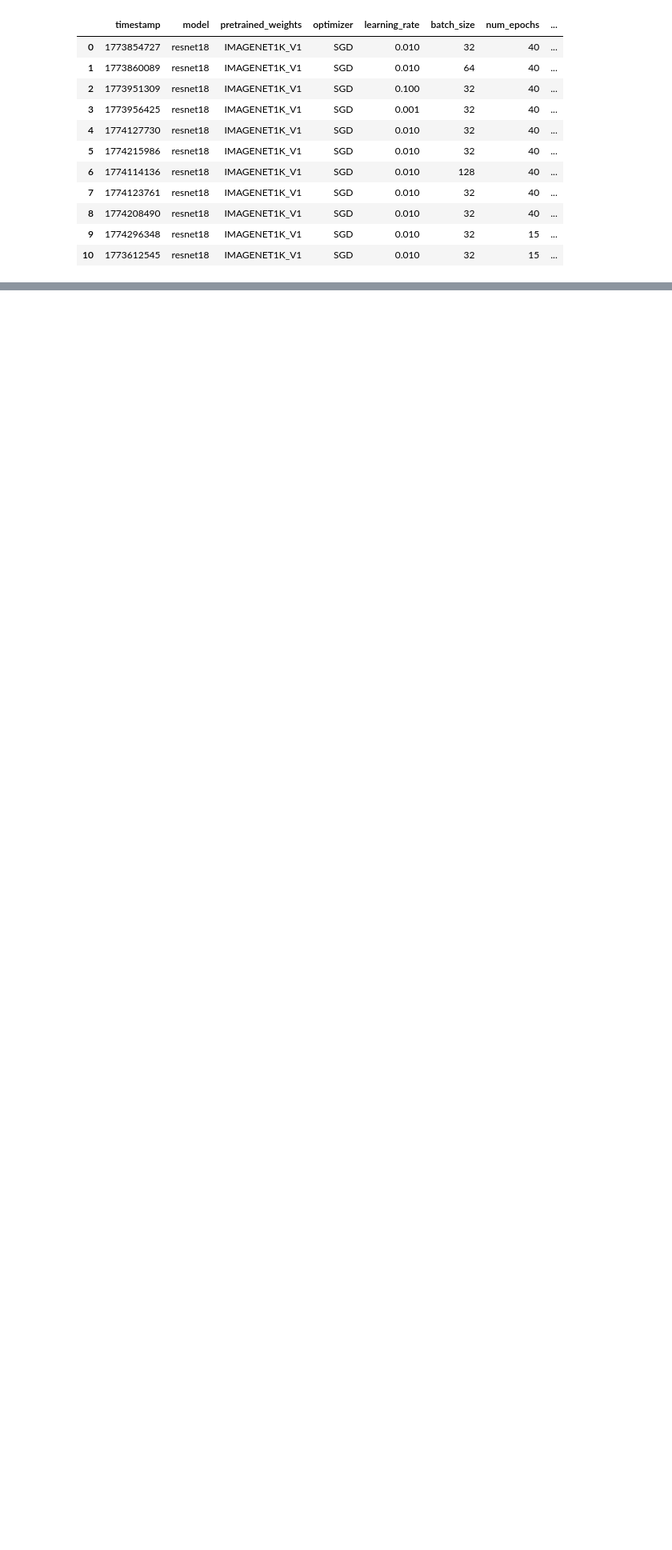
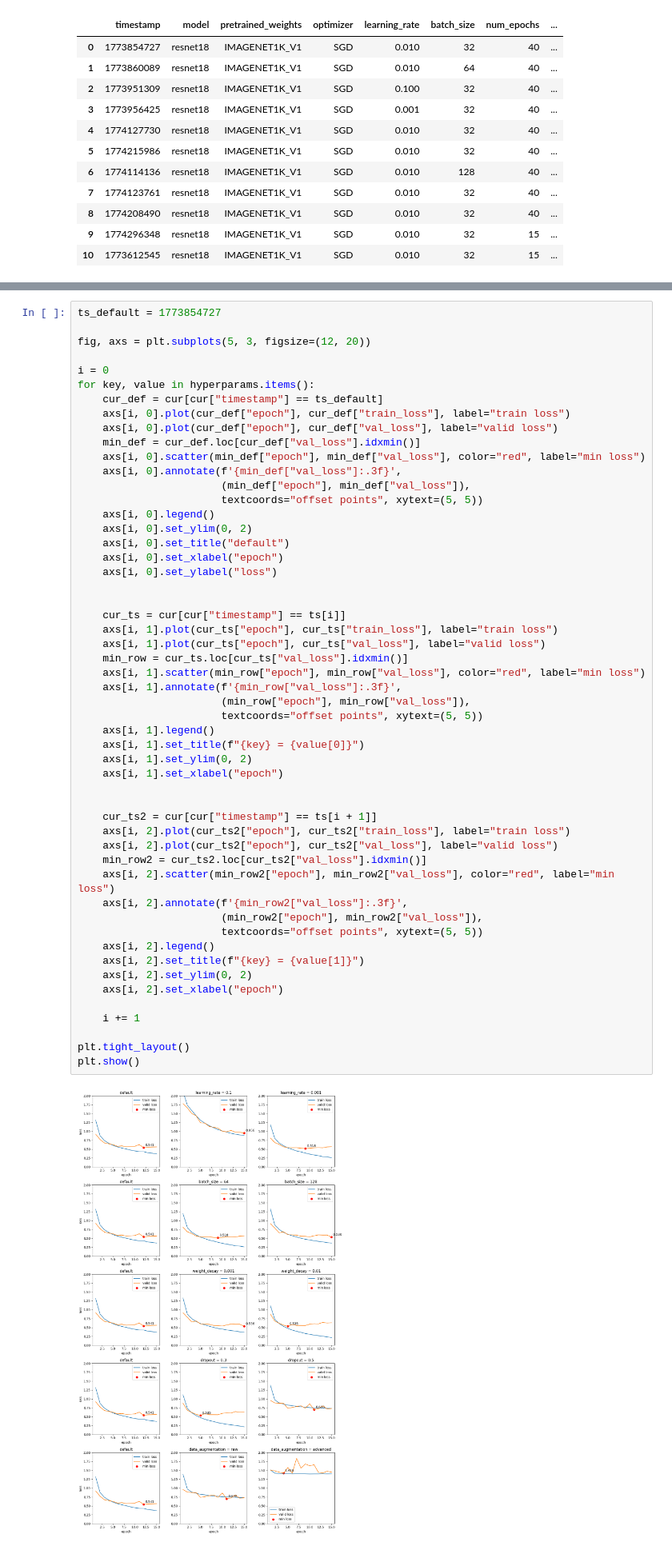
Before and after one commit to olaidczak/dl-project-1, a Jupyter notebook: plots.ipynb, the cells around one changed output, grey strips where cells are left out. Shown at 80% size. Saved outputs shown, nothing was run; the diff lists cells and outputs as text; blank space fills up the shorter version.

```diff
--- a/plots.ipynb
+++ b/plots.ipynb
@@ -97,0 +121,55 @@ for key, value in hyperparams.items():
+# %%
+ts_default = 1773854727
+
+fig, axs = plt.subplots(5, 3, figsize=(12, 20))
+
+i = 0
+for key, value in hyperparams.items():
+    cur_def = cur[cur["timestamp"] == ts_default]
+    axs[i, 0].plot(cur_def["epoch"], cur_def["train_loss"], label="train loss")
+    axs[i, 0].plot(cur_def["epoch"], cur_def["val_loss"], label="valid loss")
+    min_def = cur_def.loc[cur_def["val_loss"].idxmin()]
+    axs[i, 0].scatter(min_def["epoch"], min_def["val_loss"], color="red", label="min loss")
+    axs[i, 0].annotate(f'{min_def["val_loss"]:.3f}',
+                       (min_def["epoch"], min_def["val_loss"]),
+                       textcoords="offset points", xytext=(5, 5))
+    axs[i, 0].legend()
+    axs[i, 0].set_ylim(0, 2)
+    axs[i, 0].set_title("default")
+    axs[i, 0].set_xlabel("epoch")
+    axs[i, 0].set_ylabel("loss")
+
+
+    cur_ts = cur[cur["timestamp"] == ts[i]]
+    axs[i, 1].plot(cur_ts["epoch"], cur_ts["train_loss"], label="train loss")
+    axs[i, 1].plot(cur_ts["epoch"], cur_ts["val_loss"], label="valid loss")
+    min_row = cur_ts.loc[cur_ts["val_loss"].idxmin()]
+    axs[i, 1].scatter(min_row["epoch"], min_row["val_loss"], color="red", label="min loss")
+    axs[i, 1].annotate(f'{min_row["val_loss"]:.3f}',
+                       (min_row["epoch"], min_row["val_loss"]),
+                       textcoords="offset points", xytext=(5, 5))
+    axs[i, 1].legend()
+    axs[i, 1].set_title(f"{key} = {value[0]}")
+    axs[i, 1].set_ylim(0, 2)
+    axs[i, 1].set_xlabel("epoch")
+
+
+    cur_ts2 = cur[cur["timestamp"] == ts[i + 1]]
+    axs[i, 2].plot(cur_ts2["epoch"], cur_ts2["train_loss"], label="train loss")
+    axs[i, 2].plot(cur_ts2["epoch"], cur_ts2["val_loss"], label="valid loss")
+    min_row2 = cur_ts2.loc[cur_ts2["val_loss"].idxmin()]
+    axs[i, 2].scatter(min_row2["epoch"], min_row2["val_loss"], color="red", label="min loss")
+    axs[i, 2].annotate(f'{min_row2["val_loss"]:.3f}',
+                       (min_row2["epoch"], min_row2["val_loss"]),
+                       textcoords="offset points", xytext=(5, 5))
+    axs[i, 2].legend()
+    axs[i, 2].set_title(f"{key} = {value[1]}")
+    axs[i, 2].set_ylim(0, 2)
+    axs[i, 2].set_xlabel("epoch")
+
+    i += 1
+
+plt.tight_layout()
+plt.show()
+# %% [output]
+[figure, added]
```
Also changed, not shown: parts of 4 cells of this notebook, 1 other file.
